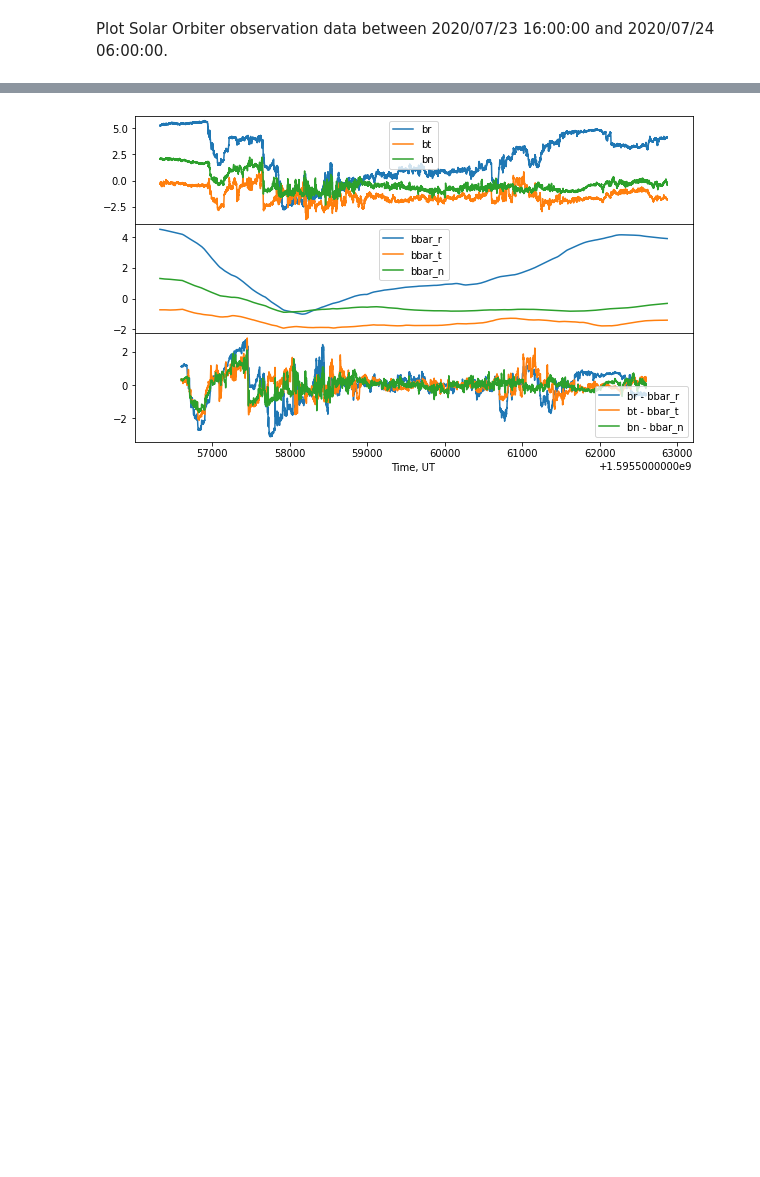
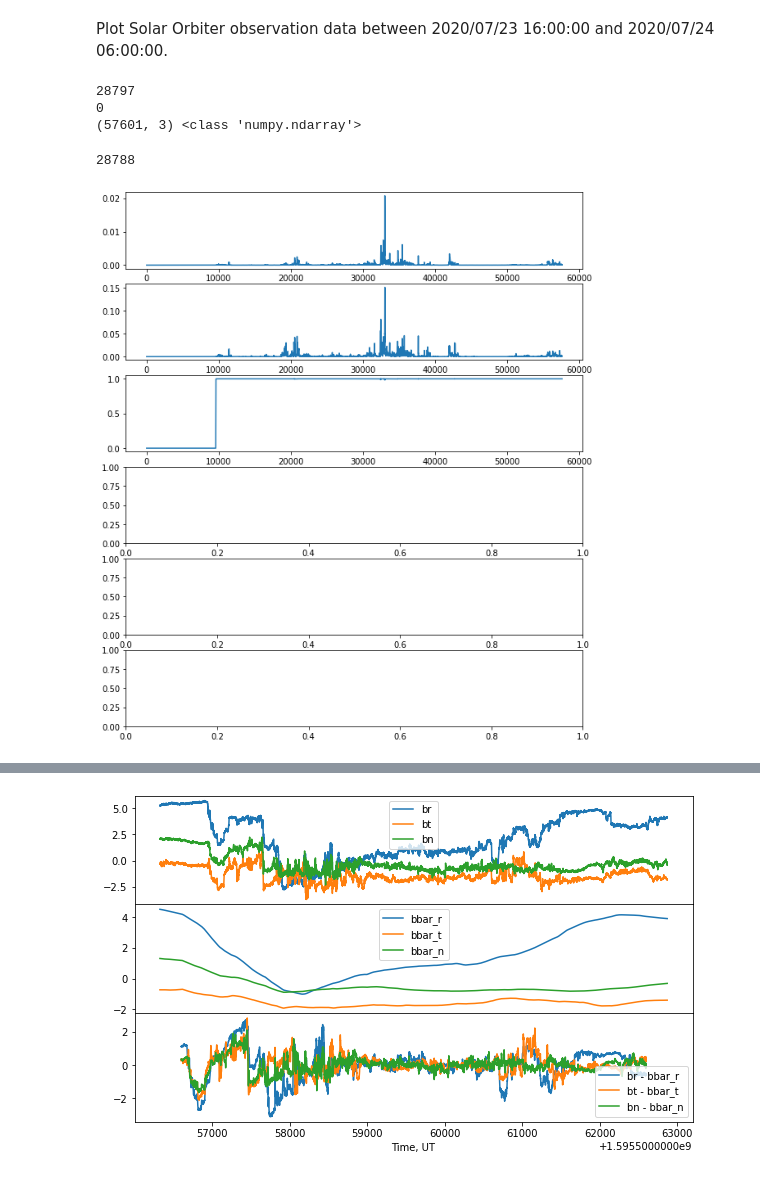
Before and after one commit to cdppirap/speasy_examples, a Jupyter notebook: kelvin_helmholtz/solar_orbiter_kelvin_helmholtz.ipynb, the cells around one changed output, grey strips where cells are left out. Drawn from its saved outputs; the diff is of its cells as text; code cells hidden in the pictures; blank space fills up the shorter version.

```diff
--- a/kelvin_helmholtz/solar_orbiter_kelvin_helmholtz.ipynb
+++ b/kelvin_helmholtz/solar_orbiter_kelvin_helmholtz.ipynb
@@ -16,3 +16,48 @@ solo_v_id = "pas_mom_v"
 
 parameter_ids = [solo_b_id, solo_n_id, solo_v_id]
 parameter_data = [spz.get_data(f"amda/{pid}", start, stop) for pid in parameter_ids]
+# %%
+df = parameter_data[0].to_dataframe()
+t = parameter_data[0].time
+x = parameter_data[0].data
+x = (df - df.rolling(9600).mean()).to_numpy()
+print(np.sum(np.isnan(x)))
+x[np.isnan(x)]=0.
+print(np.sum(np.isnan(x)))
+
+#x = np.nan_to_num(x)
+#x = parameter_data[0].data
+print(x.shape, type(x))
+import numpy as np
+def moving_average(a, n=20) :
+    ret = np.cumsum(a, dtype=float)
+    ret[n:] = ret[n:] - ret[:-n]
+    return ret[n - 1:] / n
+
+y = []
+for i in range(4, x.shape[0]):
+    a=x[i-4:i,:]
+    p = np.dot(a.T, a)
+    ei,_ = np.linalg.eig(p)
+    #ei = np.nan * np.ones(3)
+    #print(np.sort(ei) / np.linalg.norm(ei))
+    y.append(np.sort(ei) / np.linalg.norm(ei))
+y = np.array(y)
+print(np.sum(np.isnan(y)))
+y[np.isnan(y)]=0.
+fig, axes = plt.subplots(6,1, sharex=False, figsize=(10,12))
+axes[0].plot(moving_average(y[:,0]))
+axes[1].plot(moving_average(y[:,1]))
+axes[2].plot(moving_average(y[:,2]))
+df = parameter_data[0].to_dataframe()
+
+#axes[3].plot((df - df.rolling(20).mean()).iloc[:,0].rolling(90).mean())
+#axes[4].plot((df - df.rolling(20).mean()).iloc[:,1].rolling(90).mean())
+#axes[5].plot((df - df.rolling(20).mean()).iloc[:,2].rolling(90).mean())
+plt.show()
+# %% [output]
+28797
+0
+(57601, 3) <class 'numpy.ndarray'>
+28788
+[figure, added]
```
Also changed, not shown: parts of 7 cells of this notebook, 2 other files.
